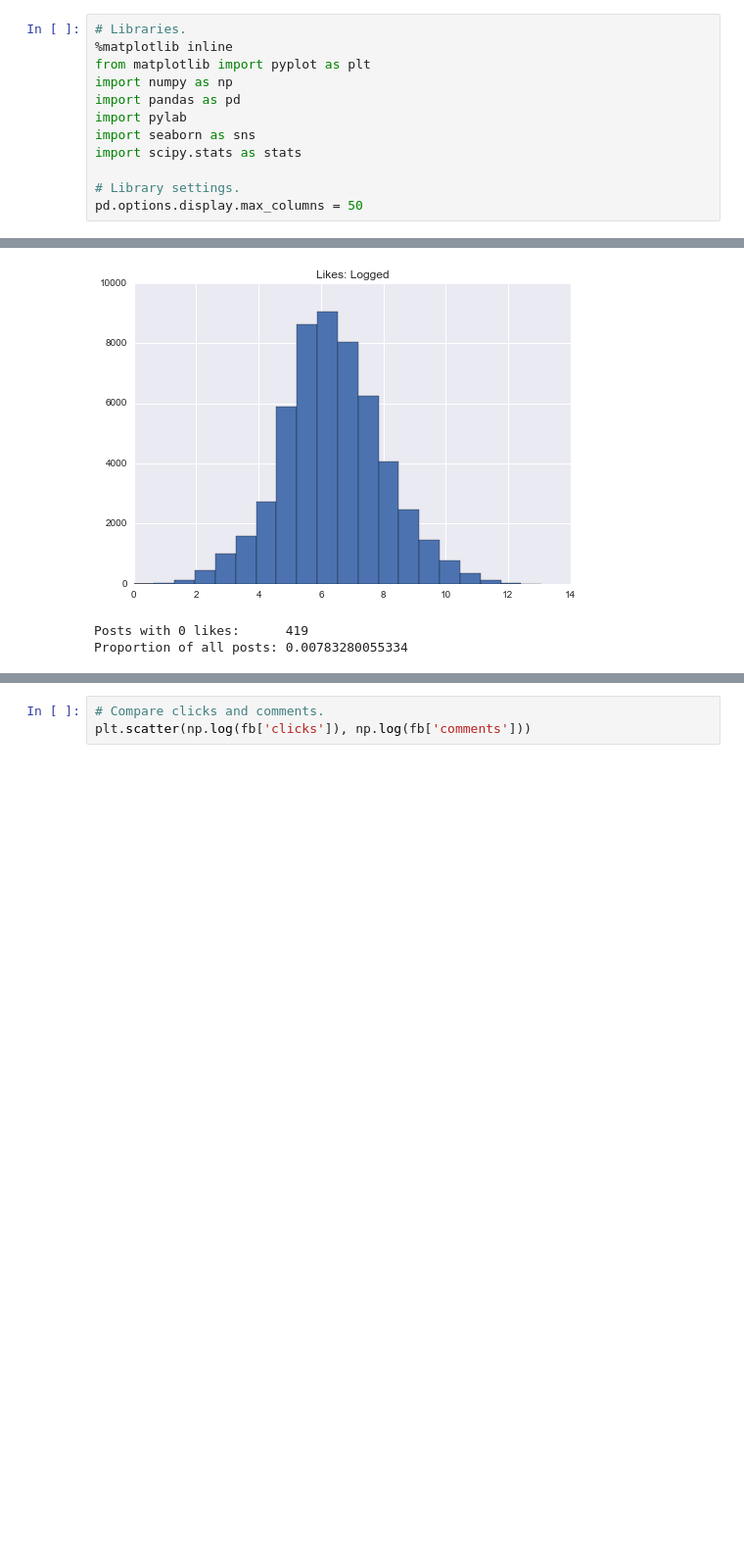
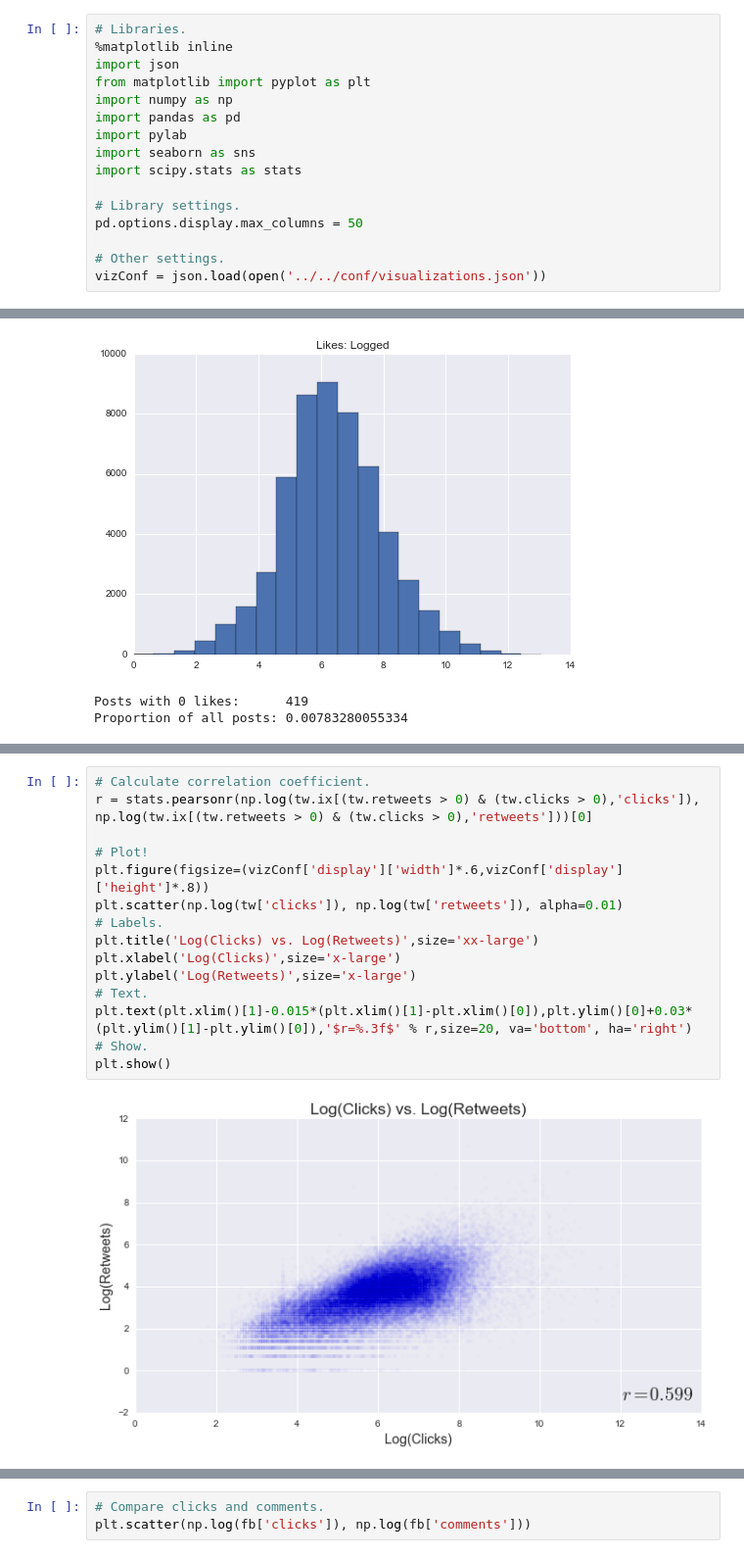
Before and after one commit to micahlanier/social-news, a Jupyter notebook: src/prediction/explorePredictionData.ipynb, the cells around one changed output, grey strips where cells are left out. Shown at 98% size. Saved outputs shown, nothing was run; the diff lists cells and outputs as text; blank space fills up the shorter version.

```diff
--- a/src/prediction/explorePredictionData.ipynb
+++ b/src/prediction/explorePredictionData.ipynb
@@ -7,6 +7,7 @@ This notebook contains basic due dilligence on the prediction dataset.
 # %%
 # Libraries.
 %matplotlib inline
+import json
 from matplotlib import pyplot as plt
 import numpy as np
 import pandas as pd
@@ -16,6 +17,9 @@ import scipy.stats as stats
 
 # Library settings.
 pd.options.display.max_columns = 50
+
+# Other settings.
+vizConf = json.load(open('../../conf/visualizations.json'))
 # %%
 # Data.
 tw = pd.read_csv('../../../data/unmergedPostSummaries/twitter.csv')
@@ -235,0 +249,17 @@ plt.scatter(np.log(tw['clicks']), np.log(tw['retweets']))
+# %%
+# Calculate correlation coefficient.
+r = stats.pearsonr(np.log(tw.ix[(tw.retweets > 0) & (tw.clicks > 0),'clicks']), np.log(tw.ix[(tw.retweets > 0) & (tw.clicks > 0),'retweets']))[0]
+
+# Plot!
+plt.figure(figsize=(vizConf['display']['width']*.6,vizConf['display']['height']*.8))
+plt.scatter(np.log(tw['clicks']), np.log(tw['retweets']), alpha=0.01)
+# Labels.
+plt.title('Log(Clicks) vs. Log(Retweets)',size='xx-large')
+plt.xlabel('Log(Clicks)',size='x-large')
+plt.ylabel('Log(Retweets)',size='x-large')
+# Text.
+plt.text(plt.xlim()[1]-0.015*(plt.xlim()[1]-plt.xlim()[0]),plt.ylim()[0]+0.03*(plt.ylim()[1]-plt.ylim()[0]),'$r=%.3f$' % r,size=20, va='bottom', ha='right')
+# Show.
+plt.show()
+# %% [output]
+[figure, added]
```
Also changed, not shown: parts of 11 cells of this notebook.
